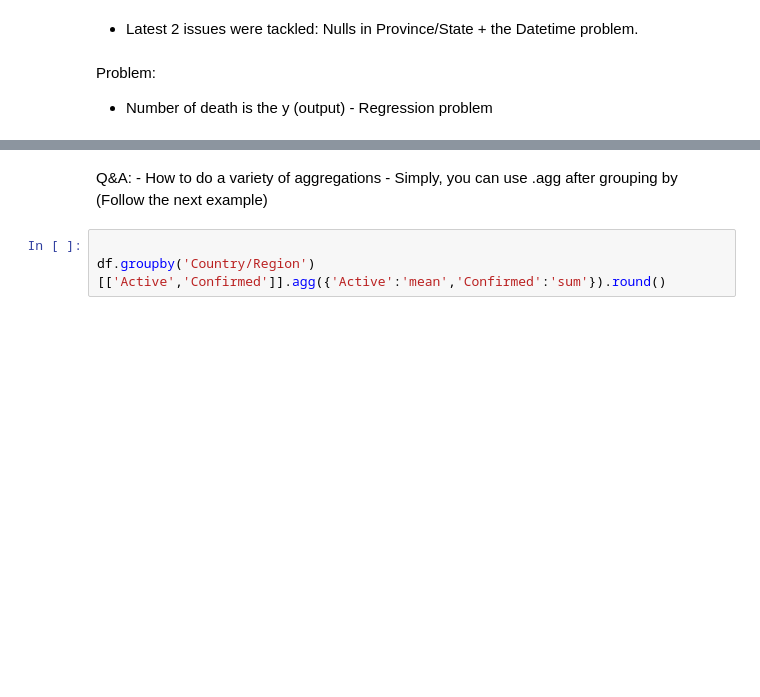
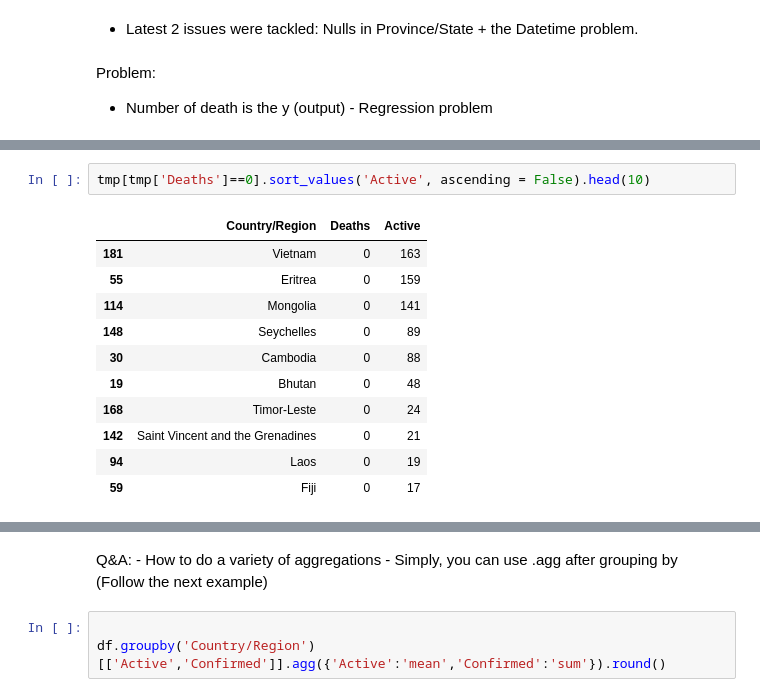
Before and after one commit to aly-mourady/MACHINE-LEARNING-FEB-2025-2026, a Jupyter notebook: LabWeek2&3&5.ipynb, the cells around one changed output, grey strips where cells are left out. Saved outputs shown, nothing was run; the diff lists cells and outputs as text; blank space fills up the shorter version.

```diff
--- a/LabWeek2&3&5.ipynb
+++ b/LabWeek2&3&5.ipynb
@@ -367,0 +269,14 @@ df.groupby('Country/Region')[['Active']].mean().round()
+# %%
+tmp[tmp['Deaths']==0].sort_values('Active', ascending = False).head(10)
+# %% [output]
+|  | Country/Region | Deaths | Active |
+| 181 | Vietnam | 0 | 163 |
+| 55 | Eritrea | 0 | 159 |
+| 114 | Mongolia | 0 | 141 |
+| 148 | Seychelles | 0 | 89 |
+| 30 | Cambodia | 0 | 88 |
+| 19 | Bhutan | 0 | 48 |
+| 168 | Timor-Leste | 0 | 24 |
+| 142 | Saint Vincent and the Grenadines | 0 | 21 |
+| 94 | Laos | 0 | 19 |
+| 59 | Fiji | 0 | 17 |
```
Also changed, not shown: parts of 23 cells of this notebook, 2 other files.
